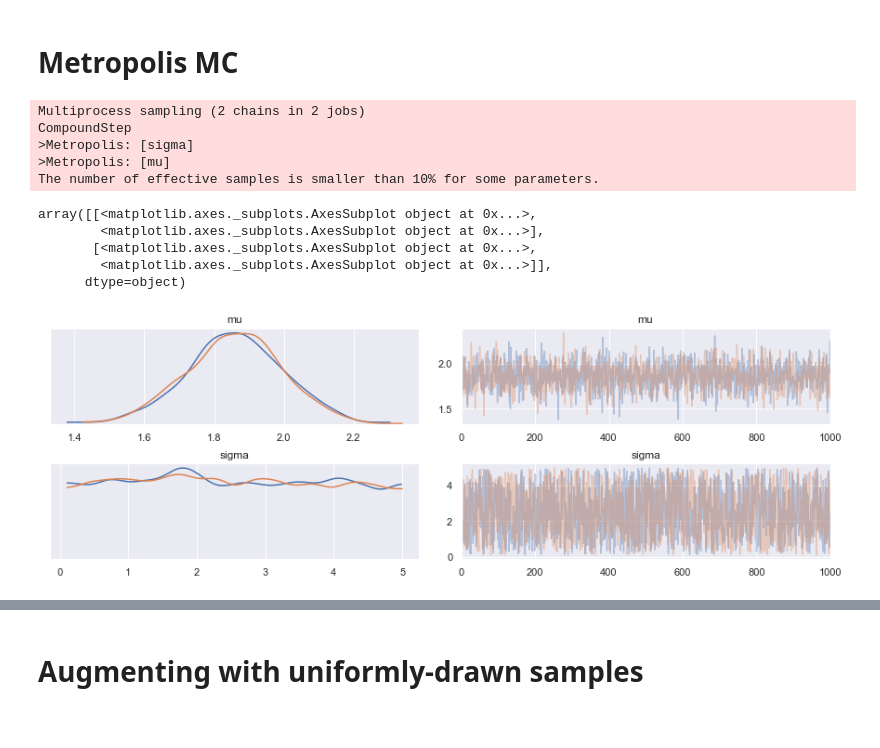
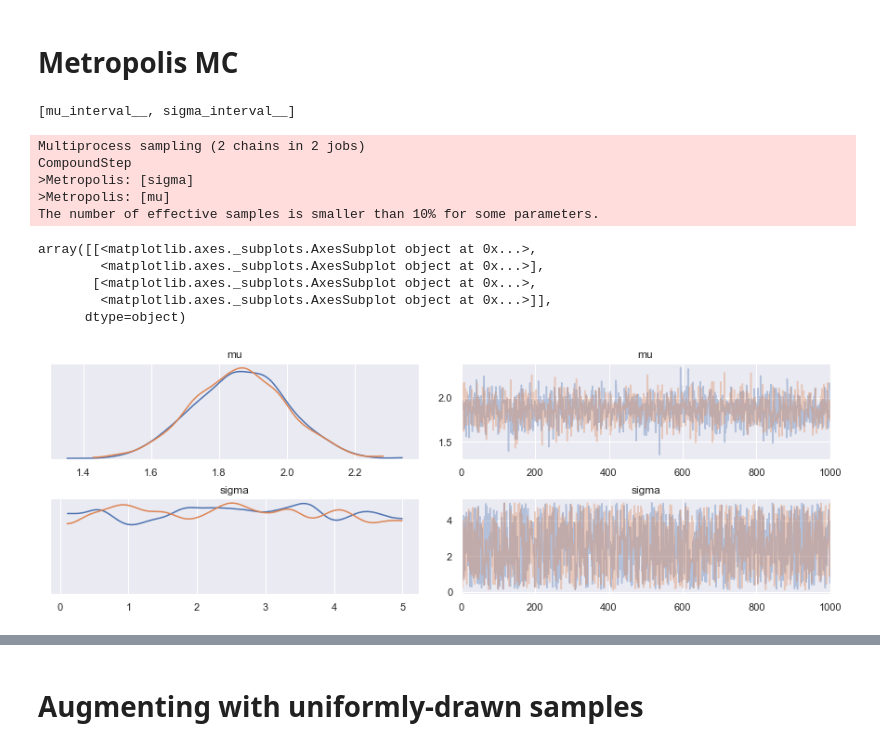
Before and after one commit to nguyentrunghai/BAR_estimator_for_Bayes_factors, a Jupyter notebook: mixture_of_two_gaussians_2.ipynb, the cells around one changed output, grey strips where cells are left out. Drawn from its saved outputs; the diff is of its cells as text; code cells hidden in the pictures.

```diff
--- a/mixture_of_two_gaussians_2.ipynb
+++ b/mixture_of_two_gaussians_2.ipynb
@@ -51,9 +51,9 @@ sns.distplot(x)
 # %% [markdown]
 ## Model 1
 # %%
-with pm.Model() as model_m1:
-    mu = pm.Uniform("mu", lower=-10, upper=10)
-    sigma = pm.Uniform("sigma", lower=0.1, upper=5)
-    obs = pm.Normal("obs", mu=mu, sigma=1, observed=x)
-
-print(model_m1.vars)
+def make_model_m1():
+    with pm.Model() as model_m1:
+        mu = pm.Uniform("mu", lower=-10, upper=10)
+        sigma = pm.Uniform("sigma", lower=0.1, upper=5)
+        obs = pm.Normal("obs", mu=mu, sigma=1, observed=x)
+    return model_m1
@@ -86,6 +81,9 @@ print(model_m2.vars)
 # %% [markdown]
 # Sequential Monte Carlo
 # %%
+model_m1 = make_model_m1()
+print(model_m1.vars)
+
 with model_m1:
     trace_m1 = pm.sample(SMC_STEPS, step=pm.SMC())
 pm.traceplot(trace_m1[::10])
@@ -93,3 +91,4 @@ pm.traceplot(trace_m1[::10])
 print("Log10 marginal likelihood: %0.5f" %(np.log10(model_m1.marginal_likelihood)))
 
 pickle.dump(model_m1, open("data/model_m1_smc.pickle", "wb"))
+del model_m1, trace_m1
@@ -175,19 +204,22 @@ def repeat_sample(sample, repeats):
 # %% [markdown]
 # Metropolis MC
 # %%
+model_m1 = make_model_m1()
+print(model_m1.vars)
 with model_m1:
     trace_m1 = pm.sample(MET_STEPS, step=pm.Metropolis())
 pm.traceplot(trace_m1[::100])
 # %% [output]
-Multiprocess sampling (2 chains in 2 jobs)
-CompoundStep
->Metropolis: [sigma]
->Metropolis: [mu]
-The number of effective samples is smaller than 10% for some parameters.
+[mu_interval__, sigma_interval__]
-array([[<matplotlib.axes._subplots.AxesSubplot object at 0x...>,
-        <matplotlib.axes._subplots.AxesSubplot object at 0x...>],
-       [<matplotlib.axes._subplots.AxesSubplot object at 0x...>,
-        <matplotlib.axes._subplots.AxesSubplot object at 0x...>]],
-      dtype=object)
+Multiprocess sampling (2 chains in 2 jobs)
+CompoundStep
+>Metropolis: [sigma]
+>Metropolis: [mu]
+The number of effective samples is smaller than 10% for some parameters.
+array([[<matplotlib.axes._subplots.AxesSubplot object at 0x...>,
+        <matplotlib.axes._subplots.AxesSubplot object at 0x...>],
+       [<matplotlib.axes._subplots.AxesSubplot object at 0x...>,
+        <matplotlib.axes._subplots.AxesSubplot object at 0x...>]],
+      dtype=object)
-[figure, old version]
+[figure, new version]
 # %%
```
Also changed, not shown: parts of 21 cells of this notebook.
